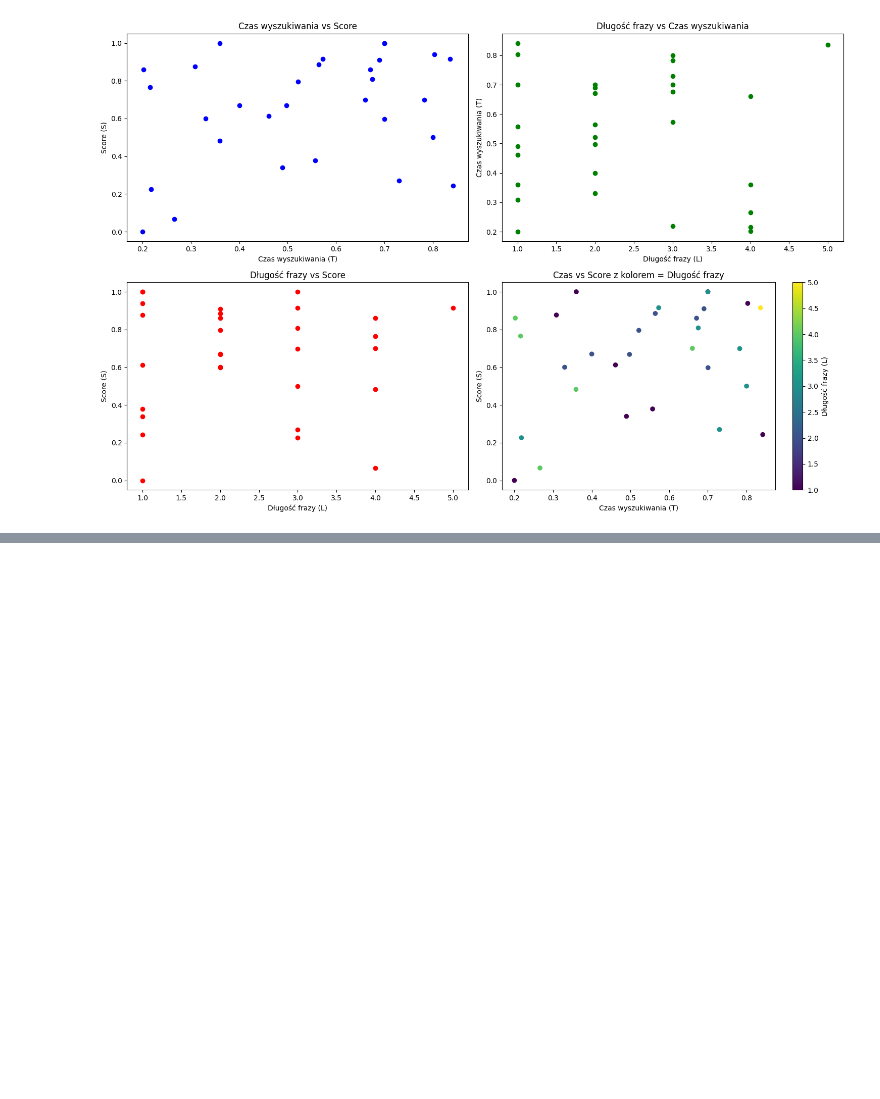
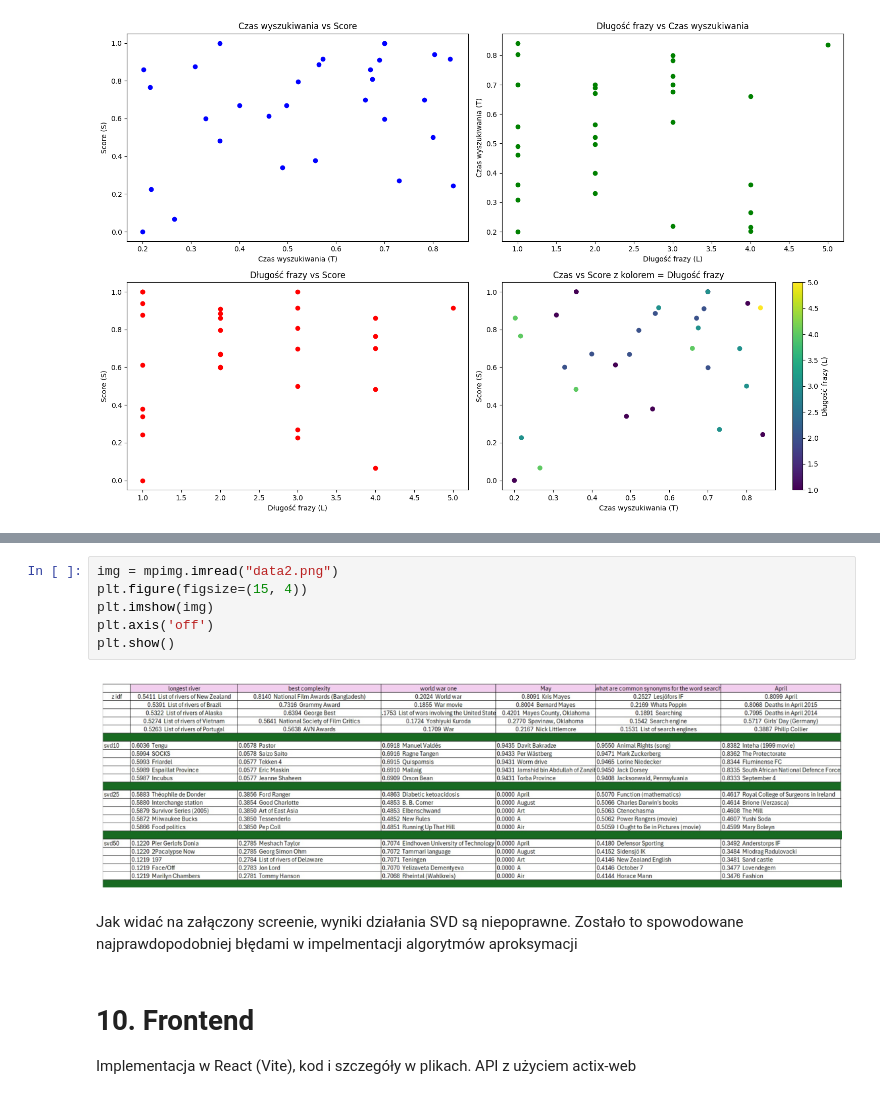
Before and after one commit to mcjwsn/Search-Engine, a Jupyter notebook: sprawozdanie.ipynb, the cells around one changed output, grey strips where cells are left out. Cells and saved outputs as stored; diff of their text form; blank space fills up the shorter version.

```diff
--- a/sprawozdanie.ipynb
+++ b/sprawozdanie.ipynb
@@ -831,0 +1213,13 @@ SVD_L2 =[]
+# %%
+img = mpimg.imread("data2.png")
+plt.figure(figsize=(15, 4))
+plt.imshow(img)
+plt.axis('off')
+plt.show()
+# %% [output]
+[figure, added]
+# %% [markdown]
+Jak widać na załączony screenie, wyniki działania SVD są niepoprawne. Zostało to spowodowane najprawdopodobniej błędami w impelmentacji algorytmów aproksymacji
+# %% [markdown]
+# 10. Frontend
+Implementacja w React (Vite), kod i szczegóły w plikach. API z użyciem actix-web
```
Also changed, not shown: parts of 38 cells of this notebook, 3 other files.
